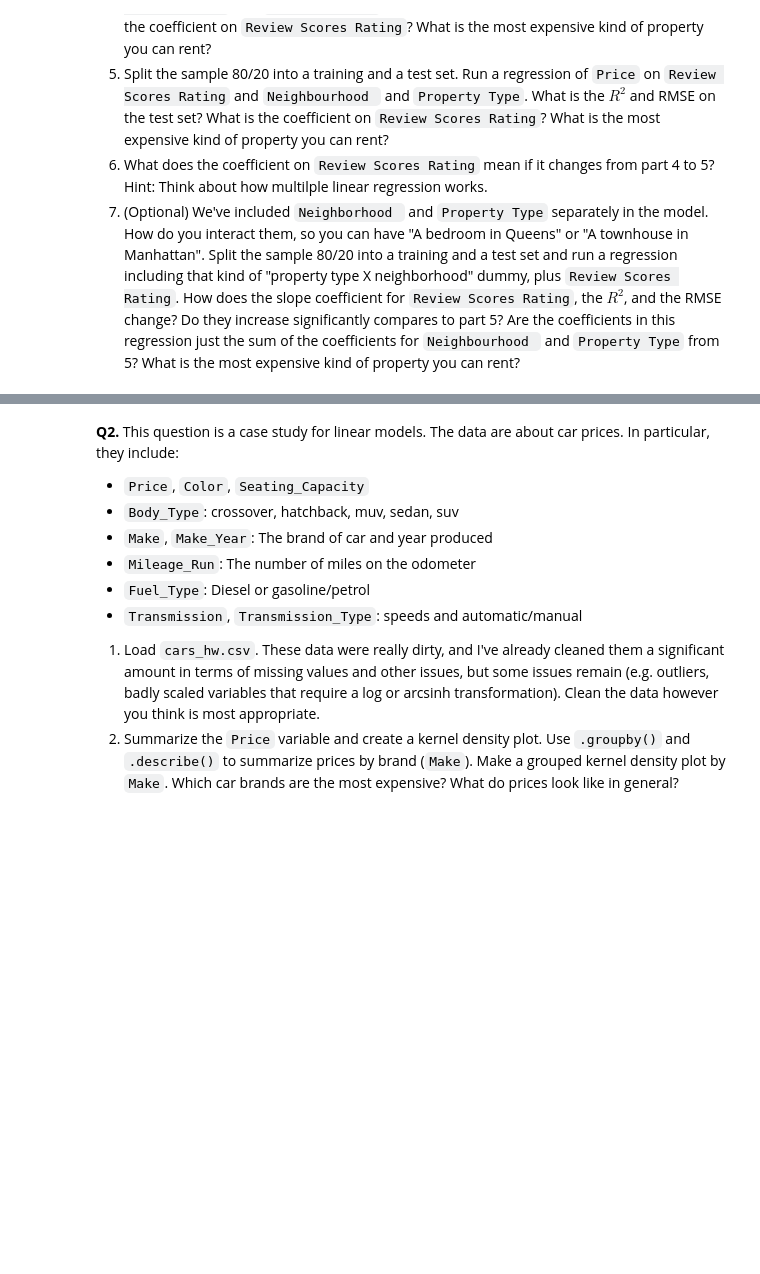
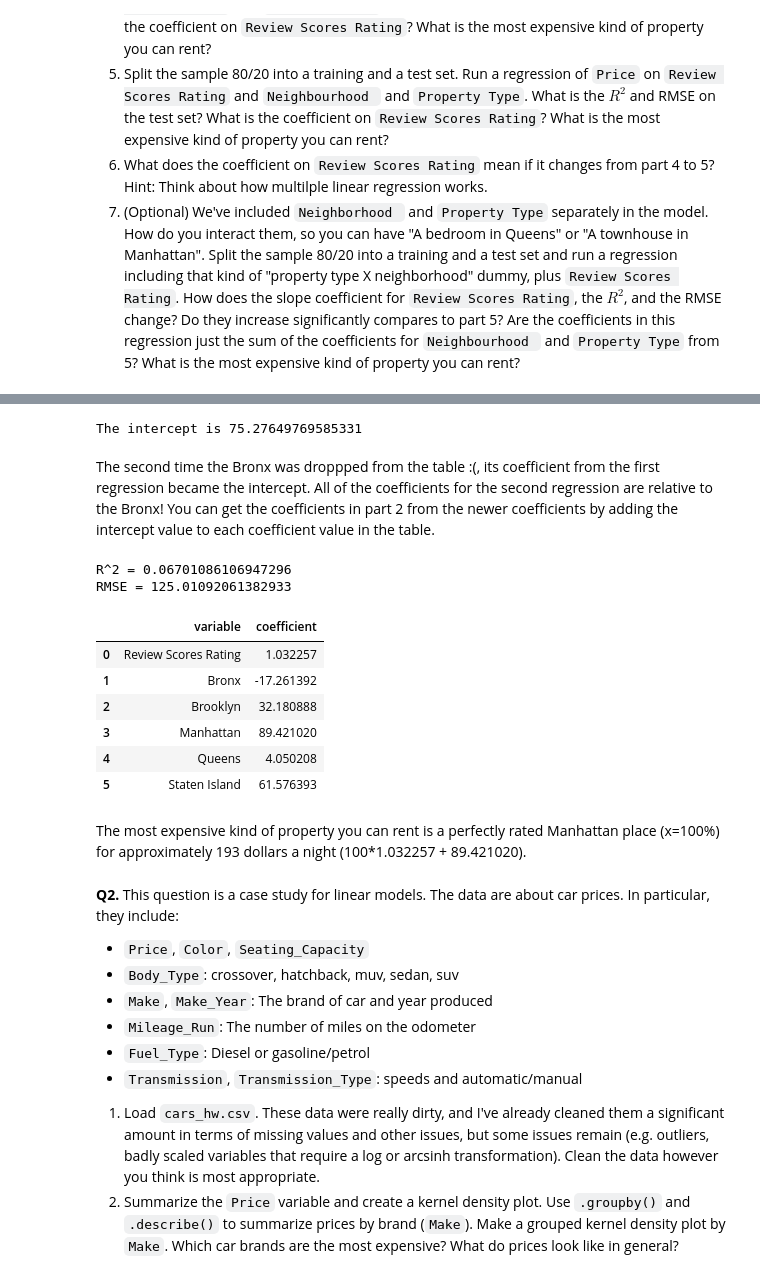
Before and after one commit to vrhughes/linearRegression, a Jupyter notebook: assignment.ipynb, the cells around one changed output, grey strips where cells are left out. Saved outputs shown, nothing was run; the diff lists cells and outputs as text; code cells hidden in the pictures; blank space fills up the shorter version.

```diff
--- a/assignment.ipynb
+++ b/assignment.ipynb
@@ -64,0 +99,10 @@ q1.head()
+# %%
+# Question 1.2
+y = q1['Price']
+x = pd.get_dummies(q1['Neighbourhood'], dtype = 'int')
+
+from sklearn import linear_model
+reg = linear_model.LinearRegression(fit_intercept = False).fit(x, y) # regression made
+
+outputs = pd.DataFrame({'variable':reg.feature_names_in_, 'coefficient':reg.coef_})
+outputs
@@ -64,0 +131,35 @@ q1.head()
+# %%
+# Question 1.3
+print('The intercept is ' + str(reg2.intercept_))
+# %% [output]
+The intercept is 75.27649769585331
+# %% [markdown]
+The second time the Bronx was droppped from the table :(, its coefficient from the first regression became the intercept. All of the coefficients for the second regression are relative to the Bronx! You can get the coefficients in part 2 from the newer coefficients by adding the intercept value to each coefficient value in the table.
+# %%
+# Question 1.4
+x = q1.loc[:, ['Review Scores Rating', 'Neighbourhood']]
+x_train, x_test, y_train, y_test = train_test_split(x, y, test_size = 0.2, random_state = 100)
+
+Z_train = pd.concat([x_train['Review Scores Rating'], pd.get_dummies(x_train['Neighbourhood'], dtype = 'int')], axis = 1)
+Z_test = pd.concat([x_test['Review Scores Rating'], pd.get_dummies(x_test['Neighbourhood'], dtype = 'int')], axis = 1)
+
+reg3 = linear_model.LinearRegression(fit_intercept = False).fit(Z_train, y_train) # regression 3
+
+y_hat = reg3.predict(Z_test)
+print('R^2 = ' + str(reg3.score(Z_test, y_test)))
+print('RMSE = ' + str(np.sqrt(np.mean((y_hat - y_test)**2 )) ) )
+
+outputs3 = pd.DataFrame({'variable':reg3.feature_names_in_, 'coefficient':reg3.coef_})
+outputs3
+# %% [output]
+R^2 = 0.06701086106947296
+RMSE = 125.01092061382933
+|  | variable | coefficient |
+| 0 | Review Scores Rating | 1.032257 |
+| 1 | Bronx | -17.261392 |
+| 2 | Brooklyn | 32.180888 |
+| 3 | Manhattan | 89.421020 |
+| 4 | Queens | 4.050208 |
+| 5 | Staten Island | 61.576393 |
+# %% [markdown]
+The most expensive kind of property you can rent is a perfectly rated Manhattan place (x=100%) for approximately 193 dollars a night (100*1.032257 + 89.421020).
```
Also changed, not shown: parts of 8 cells of this notebook.
